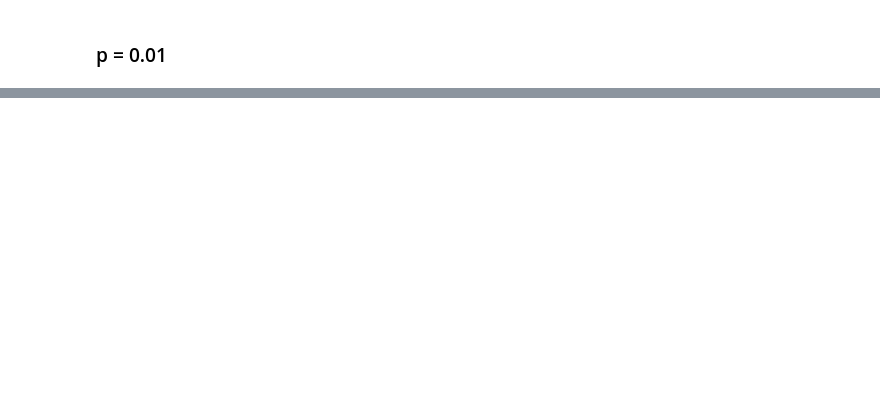
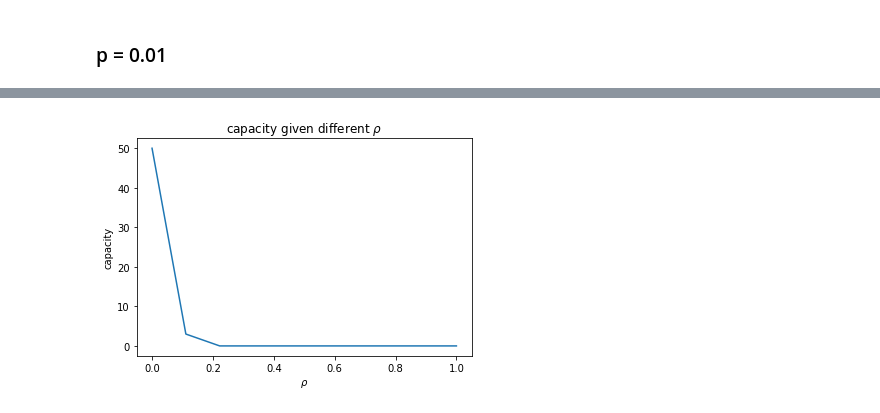
Before and after one commit to kenza-bouzid/ann_labs, a Jupyter notebook: lab3/3_6.ipynb, the cells around one changed output, grey strips where cells are left out. Saved outputs shown, nothing was run; the diff lists cells and outputs as text; code cells hidden in the pictures; blank space fills up the shorter version.

```diff
--- a/lab3/3_6.ipynb
+++ b/lab3/3_6.ipynb
@@ -91,0 +93,15 @@ plt.show()
+# %%
+p = np.linspace(0,1,10)
+capacity = list()
+for i in p:
+    data = np.random.binomial(1,i,(300,100))
+    hop_net2 = hn.HopfieldNetwork(data[:50,:],sparse=True, bias=3)
+    hop_net2.zero_self_connection()
+    capacity.append(hop_net2.check_capacity())
+plt.plot(p,capacity)
+plt.xlabel(r'$\rho$')
+plt.ylabel('capacity')
+plt.title(r'capacity given different $\rho$')
+plt.show()
+# %% [output]
+[figure, added]
```
Also changed, not shown: parts of 8 cells of this notebook, 2 other files.
